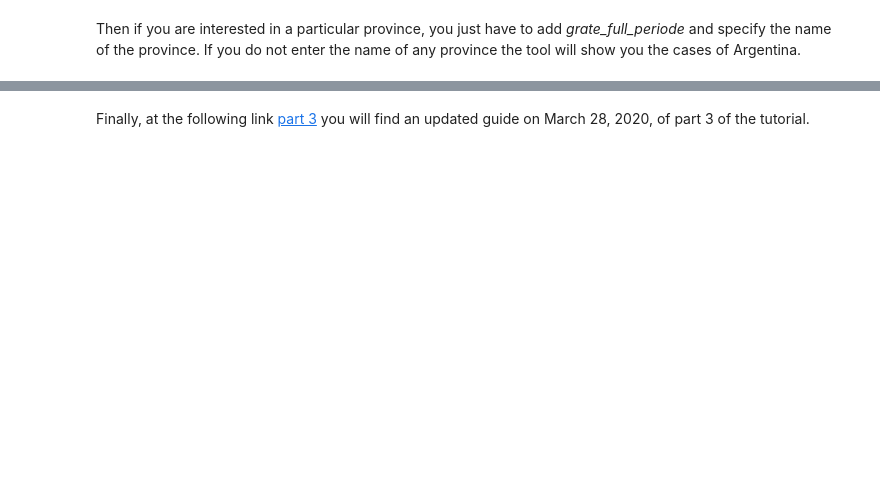
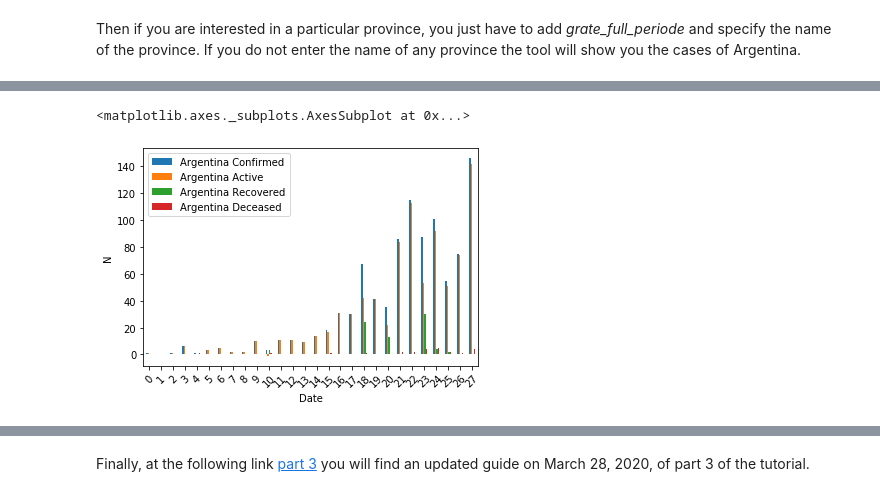
Before and after one commit to oscarvogel/libs, a Jupyter notebook: docs/source/tutorial/parte3.ipynb, the cells around one changed output, grey strips where cells are left out. Saved outputs shown, nothing was run; the diff lists cells and outputs as text; code cells hidden in the pictures; blank space fills up the shorter version.

```diff
--- a/docs/source/tutorial/parte3.ipynb
+++ b/docs/source/tutorial/parte3.ipynb
@@ -34,0 +47,5 @@ ax = cases.plot.grate_full_period('Bs As', confirmed=True, active=True, recovere
+# %%
+cases.plot.barplot()
+# %% [output]
+<matplotlib.axes._subplots.AxesSubplot at 0x...>
+[figure, added]
```
Also changed, not shown: parts of 6 cells of this notebook, 4 other files.
